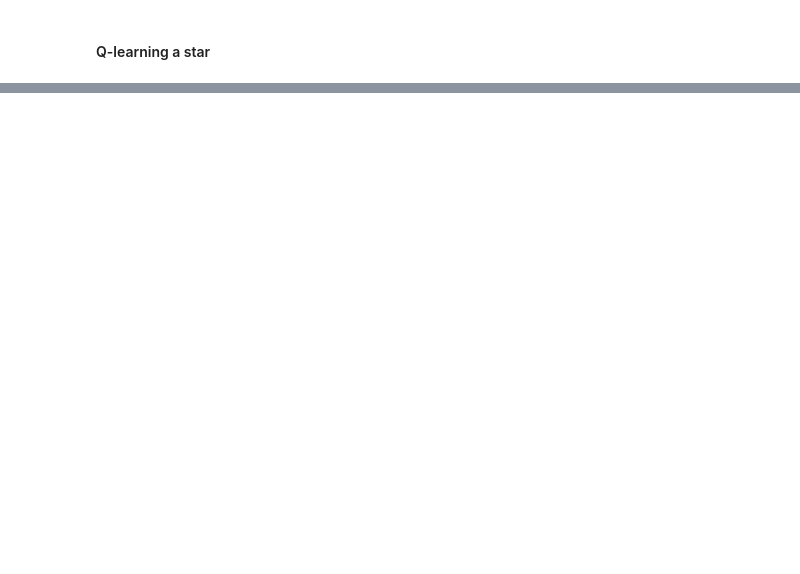
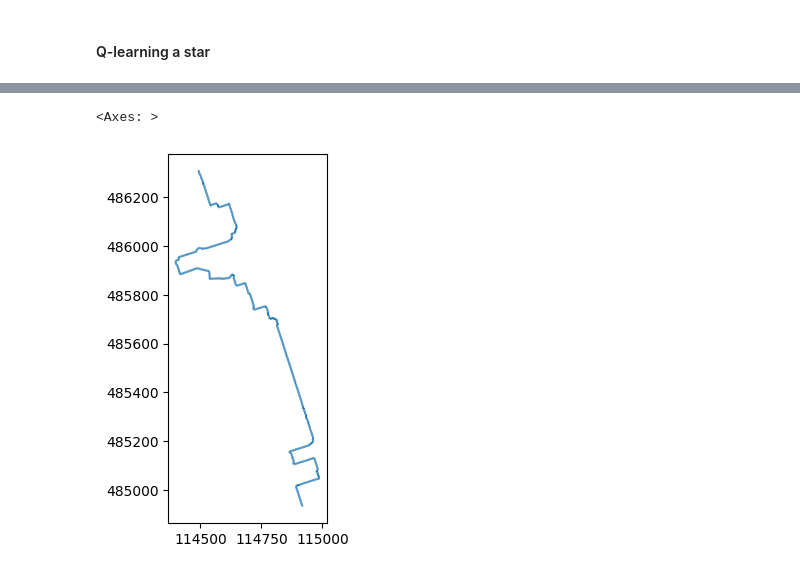
Before and after one commit to kvishruth/peer_ams, a Jupyter notebook: scripts/example.ipynb, the cells around one changed output, grey strips where cells are left out. Cells and saved outputs as stored; diff of their text form; code cells hidden in the pictures; blank space fills up the shorter version.

```diff
--- a/scripts/example.ipynb
+++ b/scripts/example.ipynb
@@ -64,0 +83,2 @@ h.get_route_gdf(route['path'], gdf).plot()
+# %%
+path = depth_first_search.dfs_route_planning(graph, source, target, 4, lower_bounds_algorithm="reverse_dijkstra")
@@ -64,0 +93,5 @@ h.get_route_gdf(route['path'], gdf).plot()
+# %%
+h.get_route_gdf(path, gdf).plot()
+# %% [output]
+<Axes: >
+[figure, added]
```
Also changed, not shown: parts of 7 cells of this notebook.
